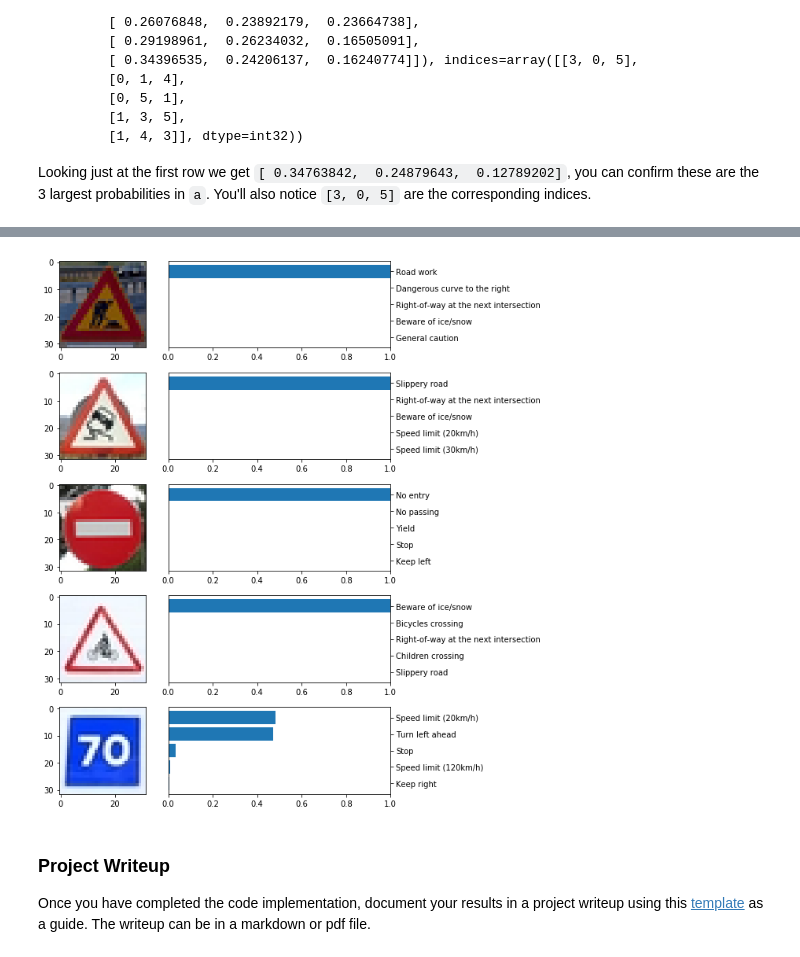
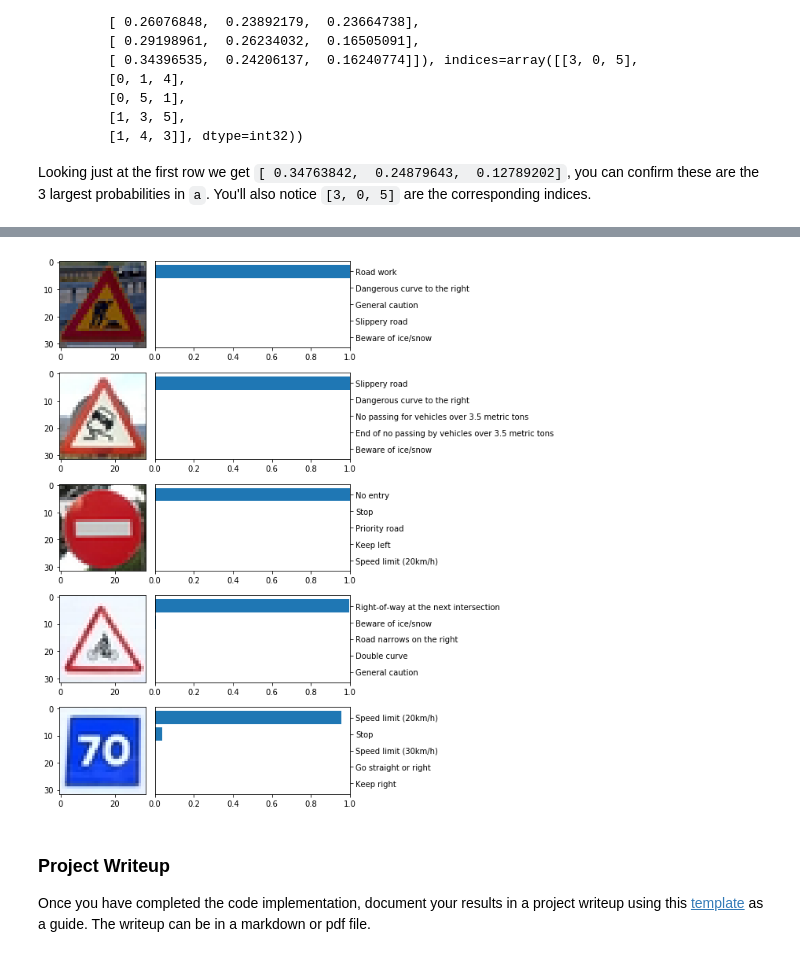
Before and after one commit to mlgxmez/CarND-Traffic-Sign-Classifier-Project, a Jupyter notebook: Traffic_Sign_Classifier.ipynb, the cells around one changed output, grey strips where cells are left out. Drawn from its saved outputs; the diff is of its cells as text; code cells hidden in the pictures.

Commit message:
Fixed problem. Original training set is now included into the model

```diff
--- a/Traffic_Sign_Classifier.ipynb
+++ b/Traffic_Sign_Classifier.ipynb
@@ -215,7 +232,7 @@ def augmentation(X, y):
     Xaug_rot = aug_rotation(X)
     Xaug_blur = aug_blur(Xaug_rot)
 
-    X_augmented_total = np.vstack((Xaug_zoom, Xaug_rot, Xaug_blur))
+    X_augmented_total = np.vstack((X, Xaug_zoom, Xaug_rot, Xaug_blur))
     inc_factor = int(X_augmented_total.shape[0]/len(y))
     y_augmented_total = np.tile(y, inc_factor)
 
@@ -225,0 +245,8 @@ newX, newy = augmentation(Xn_train, y_train)
+# %%
+# Example of augmented images
+aug_ix = [0,1,3,10]
+id_aug = [id_img + i*n_train for i in aug_ix]
+fig, ax = plt.subplots(1,4, figsize=(10,5))
+for j in range(len(aug_ix)):
+    ax[j].imshow(newX[id_aug[j],:,:,0])
+fig.tight_layout()
@@ -248,7 +277,7 @@ plot_classes(newy_train,'newy_train')
 # %% [markdown]
 ### Model Architecture
 # %%
-EPOCHS = 100
+EPOCHS = 20
 BATCH_SIZE = 128
 # %%
 # The architecture of the network will be similar to LeNet (but call it LeNet :) )
@@ -435,14 +464,19 @@ from scipy import misc
 test_dir = "./data/test/"
 test_files = listdir(test_dir)
 
+# The same normalization preprocess needs to be applied to test images
+arrayTest_norm = data_normalization(arrayTest)
+
 images = []
-for f in test_files:
-    img = misc.imread(test_dir + f)
+fig, ax = plt.subplots(5,3, figsize=(10,10))
+for f in range(len(test_files)):
+    img = misc.imread(test_dir + test_files[f])
     expanded_img = np.expand_dims(img, axis=0)
     images.append(expanded_img)
-    print(f + ":")
-    plt.imshow(img)
-    plt.show()
-
+    ax[f,0].text(0.2, 0.5, test_files[f], clip_on=True, fontsize=15)
+    ax[f,0].axis('off')
+    ax[f,1].imshow(img)
+    ax[f,2].imshow(arrayTest_norm[f,:,:,0])
+fig.tight_layout()
 arrayTest = np.vstack(images)
 # %% [output]
@@ -566,26 +588,25 @@ topk_df
 # %%
 def visualize(pics, prob, pred):
     num_images = len(pics)
     fig, ax = plt.subplots(num_images, 2, figsize=(10,10))
 
     for i in range(num_images) :
         labels = pred[i]
         names = [sign_names_df.iloc[l]['SignName'] for l in labels]
         bars = np.arange(5)[::-1]
         ax[i,0].imshow(pics[i])
         ax[i,1].barh(bars, prob[i])
         ax[i,1].set_yticks(bars)
         ax[i,1].set_yticklabels(names)
         ax[i,1].yaxis.tick_right()
         ax[i,1].set_xlim([0,1])
-        ax[i,1].
     fig.tight_layout()
 
 prob = predicted_logits_k[0]
 pred_class = predicted_logits_k[1]
 visualize(arrayTest, prob, pred_class)
 # %% [output]
-[figure, old version]
+[figure, new version]
 # %% [markdown]
 ### Project Writeup
 
```
Also changed, not shown: parts of 15 cells of this notebook, 7 other files.
